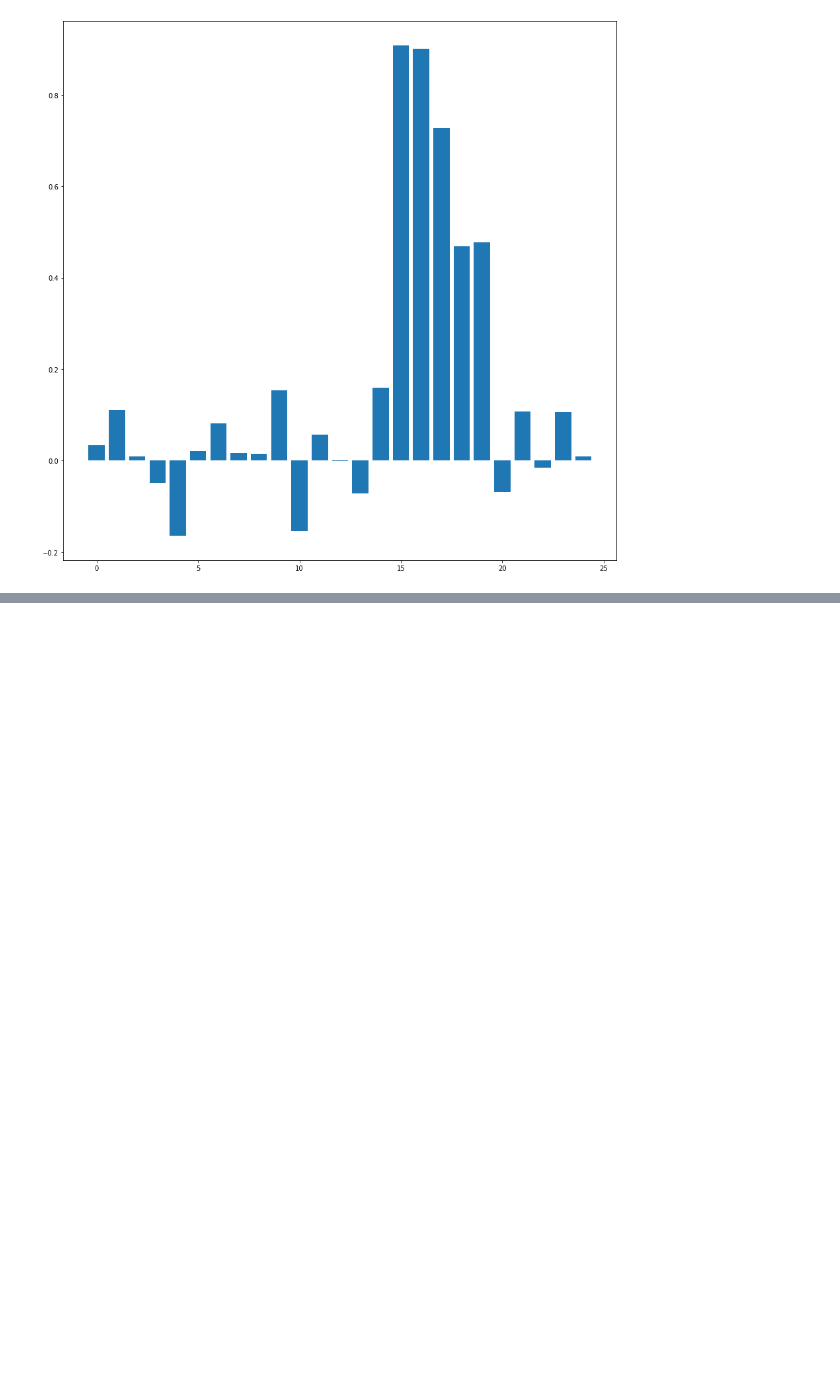
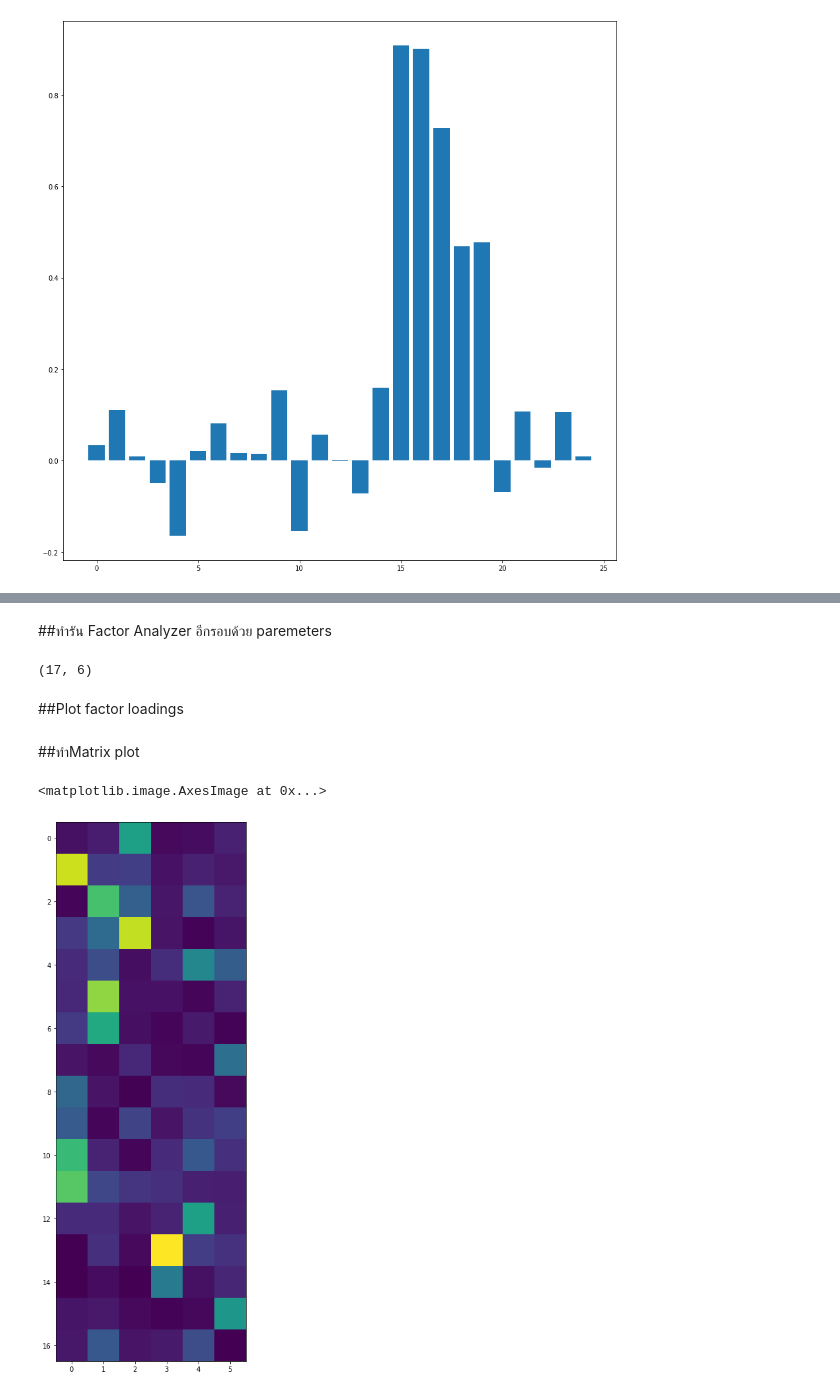
Before and after one commit to Chanunchida-May/multivariate, a Jupyter notebook: Chapter_5_Factor_Analysis.ipynb, the cells around one changed output, grey strips where cells are left out. Cells and saved outputs as stored; diff of their text form; code cells hidden in the pictures; blank space fills up the shorter version.

```diff
--- a/Chapter_5_Factor_Analysis.ipynb
+++ b/Chapter_5_Factor_Analysis.ipynb
@@ -213,0 +239,3 @@ mefactor Analysis ข้อมูล fifa2018
+# %%
+FIFA= pd.read_csv('/content/FIFA 2018 Statistics.csv')
+FIFA
@@ -213,0 +371,12 @@ mefactor Analysis ข้อมูล fifa2018
+# %% [markdown]
+##ทำรัน Factor Analyzer อีกรอบด้วย paremeters
+# %%
+from factor_analyzer import FactorAnalyzer
+new_fa = FactorAnalyzer(n_factors=6)
+FIFA = new_fa.fit_transform(FIFA_drop)
+# %%
+new_fa.loadings_.shape
+# %% [output]
+(17, 6)
+# %% [markdown]
+##Plot factor loadings
@@ -213,0 +387,8 @@ mefactor Analysis ข้อมูล fifa2018
+# %% [markdown]
+##ทำMatrix plot
+# %%
+matplotlib.rcParams['figure.figsize']=[15,15] #ขนาดของกราฟที่จะกำหนด
+plt.imshow(np.absolute(new_fa.loadings_))  #ค่ามากจะมีสีที่สว่าง ส่วนค่าน้อยจะมีสีเข้ม
+# %% [output]
+<matplotlib.image.AxesImage at 0x...>
+[figure, added]
```
Also changed, not shown: parts of 42 cells of this notebook.
